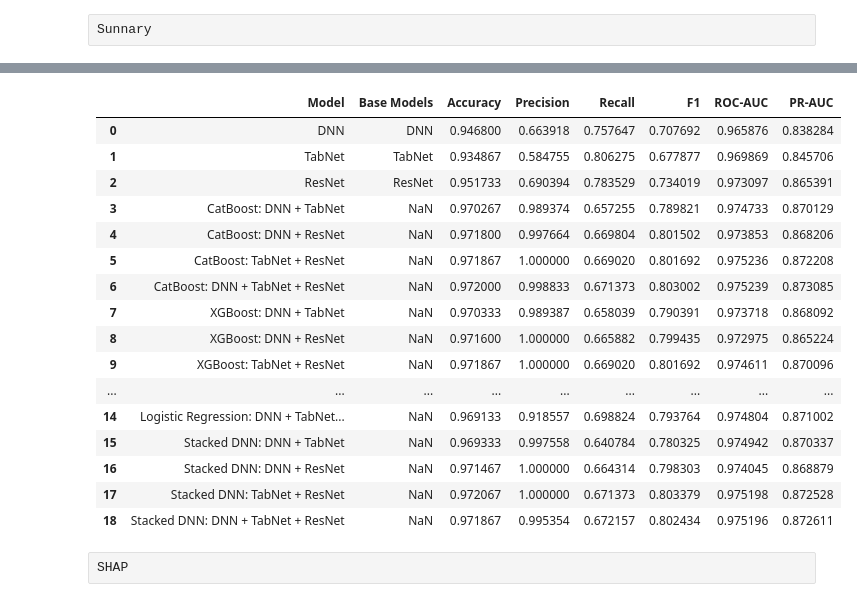
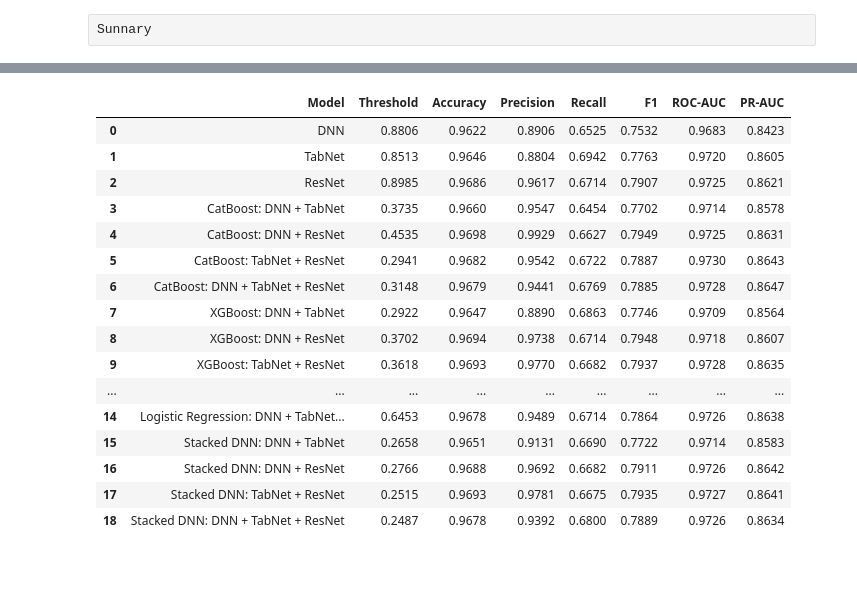
Before and after one commit to m-zuma/diabetes-detection, a Jupyter notebook: Diabetes_detection.ipynb, the cells around one changed output, grey strips where cells are left out. Saved outputs shown, nothing was run; the diff lists cells and outputs as text; code cells hidden in the pictures; blank space fills up the shorter version.

```diff
--- a/Diabetes_detection.ipynb
+++ b/Diabetes_detection.ipynb
@@ -1717,6 +1823,7 @@ Epoch 39/100
 # DNN + TabNet
 stacked_dnn_dt_results = {
     'Model': 'Stacked DNN: DNN + TabNet',
+    'Threshold': stacked_dnn_dt_thr,
     'Accuracy': accuracy_score(y_test, stacked_dnn_dt_pred),
     'Precision': precision_score(y_test, stacked_dnn_dt_pred),
     'Recall': recall_score(y_test, stacked_dnn_dt_pred),
@@ -1728,6 +1835,7 @@ stacked_dnn_dt_results = {
 # DNN + ResNet
 stacked_dnn_dr_results = {
     'Model': 'Stacked DNN: DNN + ResNet',
+    'Threshold': stacked_dnn_dr_thr,
     'Accuracy': accuracy_score(y_test, stacked_dnn_dr_pred),
     'Precision': precision_score(y_test, stacked_dnn_dr_pred),
     'Recall': recall_score(y_test, stacked_dnn_dr_pred),
@@ -1739,6 +1847,7 @@ stacked_dnn_dr_results = {
 # TabNet + ResNet
 stacked_dnn_tr_results = {
     'Model': 'Stacked DNN: TabNet + ResNet',
+    'Threshold': stacked_dnn_tr_thr,
     'Accuracy': accuracy_score(y_test, stacked_dnn_tr_pred),
     'Precision': precision_score(y_test, stacked_dnn_tr_pred),
     'Recall': recall_score(y_test, stacked_dnn_tr_pred),
@@ -1747,9 +1856,10 @@ stacked_dnn_tr_results = {
     'PR-AUC': average_precision_score(y_test, stacked_dnn_tr_prob)
 }
 
-# DNN: DNN + TabNet + ResNet
+# DNN + TabNet + ResNet
 stacked_dnn_all_results = {
     'Model': 'Stacked DNN: DNN + TabNet + ResNet',
+    'Threshold': stacked_dnn_all_thr,
     'Accuracy': accuracy_score(y_test, stacked_dnn_all_pred),
     'Precision': precision_score(y_test, stacked_dnn_all_pred),
     'Recall': recall_score(y_test, stacked_dnn_all_pred),
@@ -1789,12 +1899,13 @@ from sklearn.metrics import (
     average_precision_score
 )
 
-dnn_prob = model_dnn.predict(X_test).ravel()
-dnn_pred = (dnn_prob > 0.5).astype(int)
+dnn_prob = test_dnn                               # 5-fold averaged test predictions
+dnn_pred = (dnn_prob >= dnn_thr).astype(int)      # threshold tuned on validation
 
 dnn_results = pd.DataFrame([{
     'Model': 'DNN',
     'Base Models': 'DNN',
+    'Threshold': dnn_thr,
     'Accuracy': accuracy_score(y_test, dnn_pred),
     'Precision': precision_score(y_test, dnn_pred),
     'Recall': recall_score(y_test, dnn_pred),
@@ -1803,7 +1914,7 @@ dnn_results = pd.DataFrame([{
     'PR-AUC': average_precision_score(y_test, dnn_prob)
 }])
 
-print("DNN Results")
-print(classification_report(y_test, dnn_pred))
+print(f"DNN Results (threshold = {dnn_thr:.3f})")
+print(classification_report(y_test, dnn_pred, digits=4))
 print(dnn_results)
 # %% [output]
@@ -1826,11 +1936,11 @@ weighted avg       0.95      0.95      0.95     15000
 # %%
 # TabNet Results
 
-tabnet_prob = tabnet_model.predict_proba(X_test)[:, 1]
-tabnet_pred = (tabnet_prob > 0.5).astype(int)
+tabnet_prob = test_tabnet                                   # 5-fold averaged
+tabnet_pred = (tabnet_prob >= tabnet_thr).astype(int)       # tuned threshold
 
-print("TabNet Results, Classification Report:\n")
-print(classification_report(y_test, tabnet_pred))
+print(f"TabNet Results (threshold = {tabnet_thr:.3f}), Classification Report:\n")
+print(classification_report(y_test, tabnet_pred, digits=4))
 
 print("ROC-AUC:", roc_auc_score(y_test, tabnet_prob))
 print("PR-AUC:", average_precision_score(y_test, tabnet_prob))
@@ -1838,6 +1948,7 @@ print("PR-AUC:", average_precision_score(y_test, tabnet_prob))
 tabnet_results = pd.DataFrame([{
     'Model': 'TabNet',
     'Base Models': 'TabNet',
+    'Threshold': tabnet_thr,
     'Accuracy': accuracy_score(y_test, tabnet_pred),
     'Precision': precision_score(y_test, tabnet_pred),
     'Recall': recall_score(y_test, tabnet_pred),
@@ -1866,11 +1977,11 @@ PR-AUC: 0.8457056027958185
 # %%
 # ResNet Results
 
-resnet_prob = resnet_model.predict(X_test).ravel()
-resnet_pred = (resnet_prob > 0.5).astype(int)
+resnet_prob = test_resnet                                   # 5-fold averaged
+resnet_pred = (resnet_prob >= resnet_thr).astype(int)       # tuned threshold
 
-print("ResNet Results, Classification Report:\n")
-print(classification_report(y_test, resnet_pred))
+print(f"ResNet Results (threshold = {resnet_thr:.3f}), Classification Report:\n")
+print(classification_report(y_test, resnet_pred, digits=4))
 
 print("ROC-AUC:", roc_auc_score(y_test, resnet_prob))
 print("PR-AUC:", average_precision_score(y_test, resnet_prob))
@@ -1878,6 +1989,7 @@ print("PR-AUC:", average_precision_score(y_test, resnet_prob))
 resnet_results = pd.DataFrame([{
     'Model': 'ResNet',
     'Base Models': 'ResNet',
+    'Threshold': resnet_thr,
     'Accuracy': accuracy_score(y_test, resnet_pred),
     'Precision': precision_score(y_test, resnet_pred),
     'Recall': recall_score(y_test, resnet_pred),
@@ -1907,34 +2018,41 @@ PR-AUC: 0.8653905730473096
 # %%
 # Summary of Base Models + Meta-Learners
 
 all_results = pd.concat([
     dnn_results,
     tabnet_results,
     resnet_results,
     catboost_results,
     xgb_results,
     lr_results,
     stacked_dnn_results
 ], ignore_index=True)
 
+# 'Base Models' is only filled for the 3 base rows (NaN for meta-learners), so drop it
+all_results = all_results.drop(columns=['Base Models'])
+
+# Round for readability
+all_results = all_results.round(4)
+
+# Save a copy for the paper
+all_results.to_csv("all_results.csv", index=False)
+
 all_results
 # %% [output]
-|  | Model | Base Models | Accuracy | Precision | Recall | F1 | ROC-AUC | PR-AUC |
-| 0 | DNN | DNN | 0.946800 | 0.663918 | 0.757647 | 0.707692 | 0.965876 | 0.838284 |
-| 1 | TabNet | TabNet | 0.934867 | 0.584755 | 0.806275 | 0.677877 | 0.969869 | 0.845706 |
-| 2 | ResNet | ResNet | 0.951733 | 0.690394 | 0.783529 | 0.734019 | 0.973097 | 0.865391 |
-| 3 | CatBoost: DNN + TabNet | NaN | 0.970267 | 0.989374 | 0.657255 | 0.789821 | 0.974733 | 0.870129 |
-| 4 | CatBoost: DNN + ResNet | NaN | 0.971800 | 0.997664 | 0.669804 | 0.801502 | 0.973853 | 0.868206 |
-| 5 | CatBoost: TabNet + ResNet | NaN | 0.971867 | 1.000000 | 0.669020 | 0.801692 | 0.975236 | 0.872208 |
-| 6 | CatBoost: DNN + TabNet + ResNet | NaN | 0.972000 | 0.998833 | 0.671373 | 0.803002 | 0.975239 | 0.873085 |
-| 7 | XGBoost: DNN + TabNet | NaN | 0.970333 | 0.989387 | 0.658039 | 0.790391 | 0.973718 | 0.868092 |
-| 8 | XGBoost: DNN + ResNet | NaN | 0.971600 | 1.000000 | 0.665882 | 0.799435 | 0.972975 | 0.865224 |
-| 9 | XGBoost: TabNet + ResNet | NaN | 0.971867 | 1.000000 | 0.669020 | 0.801692 | 0.974611 | 0.870096 |
+|  | Model | Threshold | Accuracy | Precision | Recall | F1 | ROC-AUC | PR-AUC |
+| 0 | DNN | 0.8806 | 0.9622 | 0.8906 | 0.6525 | 0.7532 | 0.9683 | 0.8423 |
+| 1 | TabNet | 0.8513 | 0.9646 | 0.8804 | 0.6942 | 0.7763 | 0.9720 | 0.8605 |
+| 2 | ResNet | 0.8985 | 0.9686 | 0.9617 | 0.6714 | 0.7907 | 0.9725 | 0.8621 |
+| 3 | CatBoost: DNN + TabNet | 0.3735 | 0.9660 | 0.9547 | 0.6454 | 0.7702 | 0.9714 | 0.8578 |
+| 4 | CatBoost: DNN + ResNet | 0.4535 | 0.9698 | 0.9929 | 0.6627 | 0.7949 | 0.9725 | 0.8631 |
+| 5 | CatBoost: TabNet + ResNet | 0.2941 | 0.9682 | 0.9542 | 0.6722 | 0.7887 | 0.9730 | 0.8643 |
+| 6 | CatBoost: DNN + TabNet + ResNet | 0.3148 | 0.9679 | 0.9441 | 0.6769 | 0.7885 | 0.9728 | 0.8647 |
+| 7 | XGBoost: DNN + TabNet | 0.2922 | 0.9647 | 0.8890 | 0.6863 | 0.7746 | 0.9709 | 0.8564 |
+| 8 | XGBoost: DNN + ResNet | 0.3702 | 0.9694 | 0.9738 | 0.6714 | 0.7948 | 0.9718 | 0.8607 |
+| 9 | XGBoost: TabNet + ResNet | 0.3618 | 0.9693 | 0.9770 | 0.6682 | 0.7937 | 0.9728 | 0.8635 |
 | ... | ... | ... | ... | ... | ... | ... | ... | ... |
-| 14 | Logistic Regression: DNN + TabNet... | NaN | 0.969133 | 0.918557 | 0.698824 | 0.793764 | 0.974804 | 0.871002 |
-| 15 | Stacked DNN: DNN + TabNet | NaN | 0.969333 | 0.997558 | 0.640784 | 0.780325 | 0.974942 | 0.870337 |
-| 16 | Stacked DNN: DNN + ResNet | NaN | 0.971467 | 1.000000 | 0.664314 | 0.798303 | 0.974045 | 0.868879 |
-| 17 | Stacked DNN: TabNet + ResNet | NaN | 0.972067 | 1.000000 | 0.671373 | 0.803379 | 0.975198 | 0.872528 |
-| 18 | Stacked DNN: DNN + TabNet + ResNet | NaN | 0.971867 | 0.995354 | 0.672157 | 0.802434 | 0.975196 | 0.872611 |
+| 14 | Logistic Regression: DNN + TabNet... | 0.6453 | 0.9678 | 0.9489 | 0.6714 | 0.7864 | 0.9726 | 0.8638 |
+| 15 | Stacked DNN: DNN + TabNet | 0.2658 | 0.9651 | 0.9131 | 0.6690 | 0.7722 | 0.9714 | 0.8583 |
+| 16 | Stacked DNN: DNN + ResNet | 0.2766 | 0.9688 | 0.9692 | 0.6682 | 0.7911 | 0.9726 | 0.8642 |
+| 17 | Stacked DNN: TabNet + ResNet | 0.2515 | 0.9693 | 0.9781 | 0.6675 | 0.7935 | 0.9727 | 0.8641 |
+| 18 | Stacked DNN: DNN + TabNet + ResNet | 0.2487 | 0.9678 | 0.9392 | 0.6800 | 0.7889 | 0.9726 | 0.8634 |
-# %% [raw]
-SHAP
```
Also changed, not shown: parts of 32 cells of this notebook, 6 other files.
